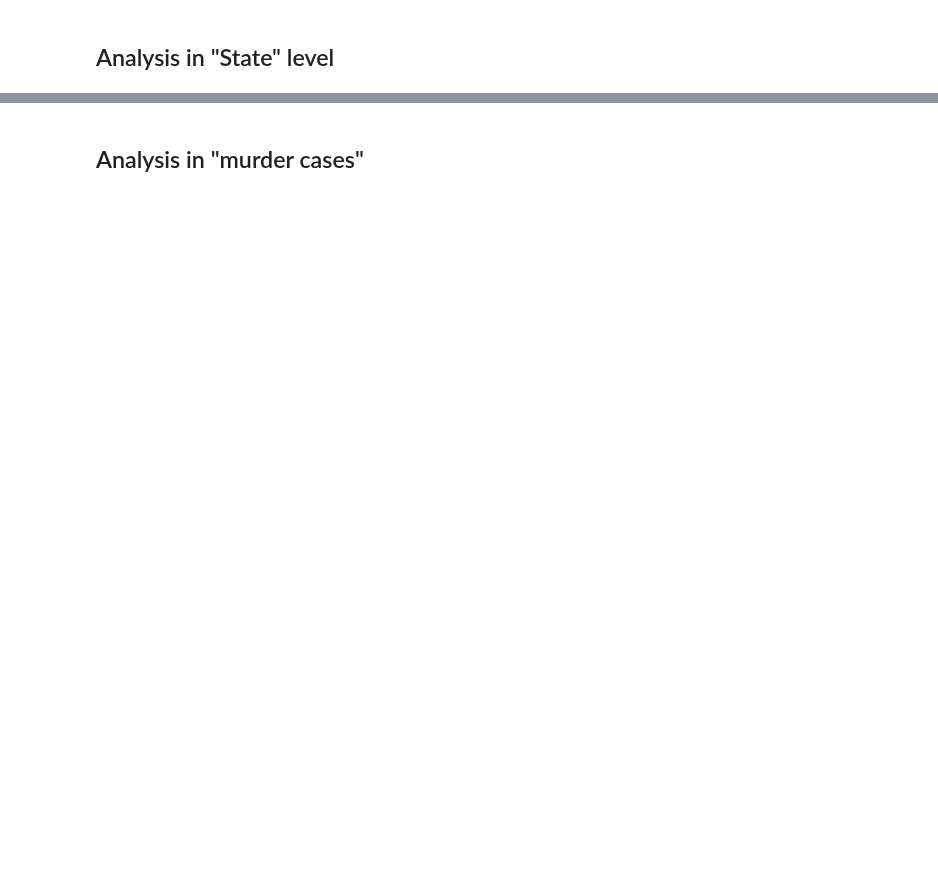
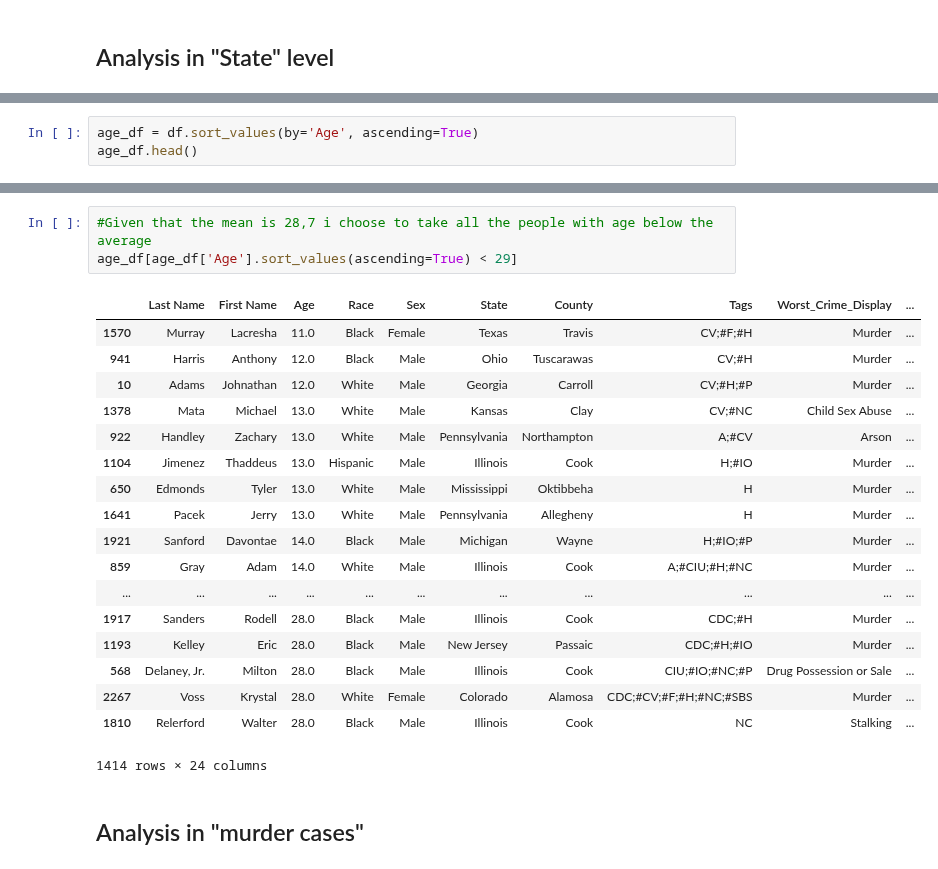
Before and after one commit to kosmaspanag/data-studio-projects, a Jupyter notebook: Weekly projects/Injustice_project/Injustice Project.ipynb, the cells around one changed output, grey strips where cells are left out. Saved outputs shown, nothing was run; the diff lists cells and outputs as text; blank space fills up the shorter version.

```diff
--- a/Weekly projects/Injustice_project/Injustice Project.ipynb
+++ b/Weekly projects/Injustice_project/Injustice Project.ipynb
@@ -313,0 +454,3 @@ Name: Worst_Crime_Display, Length: 446, dtype: int64
+# %%
+age_df = df.sort_values(by='Age', ascending=True)
+age_df.head()
@@ -314,3 +503,25 @@ Name: Worst_Crime_Display, Length: 446, dtype: int64
+# %%
+#Given that the mean is 28,7 i choose to take all the people with age below the average
+age_df[age_df['Age'].sort_values(ascending=True) < 29]
+# %% [output]
+|  | Last Name | First Name | Age | Race | Sex | State | County | Tags | Worst_Crime_Display | ... |
+| 1570 | Murray | Lacresha | 11.0 | Black | Female | Texas | Travis | CV;#F;#H | Murder | ... |
+| 941 | Harris | Anthony | 12.0 | Black | Male | Ohio | Tuscarawas | CV;#H | Murder | ... |
+| 10 | Adams | Johnathan | 12.0 | White | Male | Georgia | Carroll | CV;#H;#P | Murder | ... |
+| 1378 | Mata | Michael | 13.0 | White | Male | Kansas | Clay | CV;#NC | Child Sex Abuse | ... |
+| 922 | Handley | Zachary | 13.0 | White | Male | Pennsylvania | Northampton | A;#CV | Arson | ... |
+| 1104 | Jimenez | Thaddeus | 13.0 | Hispanic | Male | Illinois | Cook | H;#IO | Murder | ... |
+| 650 | Edmonds | Tyler | 13.0 | White | Male | Mississippi | Oktibbeha | H | Murder | ... |
+| 1641 | Pacek | Jerry | 13.0 | White | Male | Pennsylvania | Allegheny | H | Murder | ... |
+| 1921 | Sanford | Davontae | 14.0 | Black | Male | Michigan | Wayne | H;#IO;#P | Murder | ... |
+| 859 | Gray | Adam | 14.0 | White | Male | Illinois | Cook | A;#CIU;#H;#NC | Murder | ... |
+| ... | ... | ... | ... | ... | ... | ... | ... | ... | ... | ... |
+| 1917 | Sanders | Rodell | 28.0 | Black | Male | Illinois | Cook | CDC;#H | Murder | ... |
+| 1193 | Kelley | Eric | 28.0 | Black | Male | New Jersey | Passaic | CDC;#H;#IO | Murder | ... |
+| 568 | Delaney, Jr. | Milton | 28.0 | Black | Male | Illinois | Cook | CIU;#IO;#NC;#P | Drug Possession or Sale | ... |
+| 2267 | Voss | Krystal | 28.0 | White | Female | Colorado | Alamosa | CDC;#CV;#F;#H;#NC;#SBS | Murder | ... |
+| 1810 | Relerford | Walter | 28.0 | Black | Male | Illinois | Cook | NC | Stalking | ... |
+1414 rows × 24 columns
 # %% [markdown]
 ## Analysis in "murder cases"
 # %%
```
Also changed, not shown: parts of 31 cells of this notebook, 12 other files.
